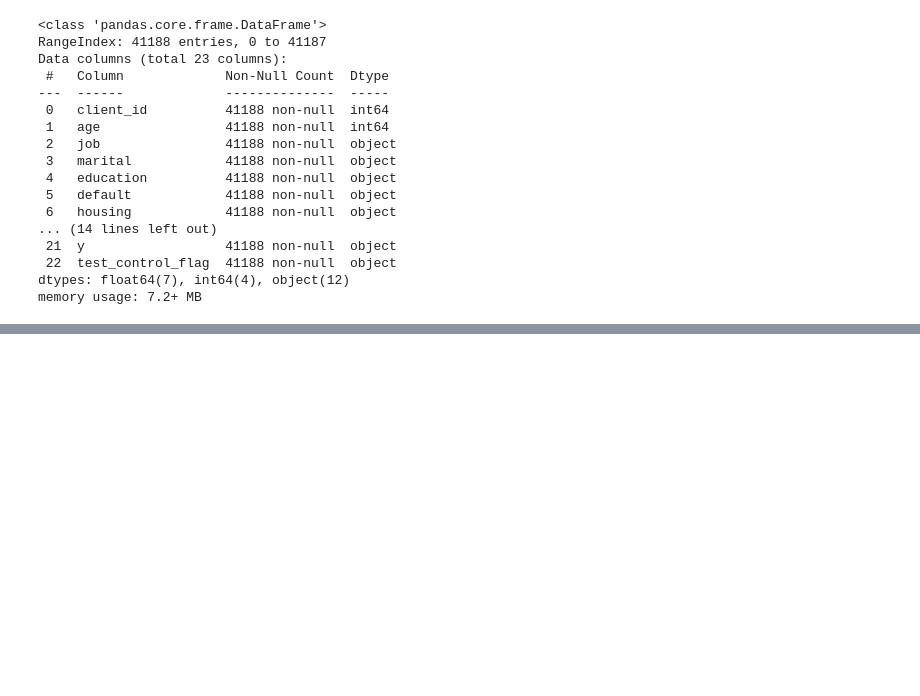
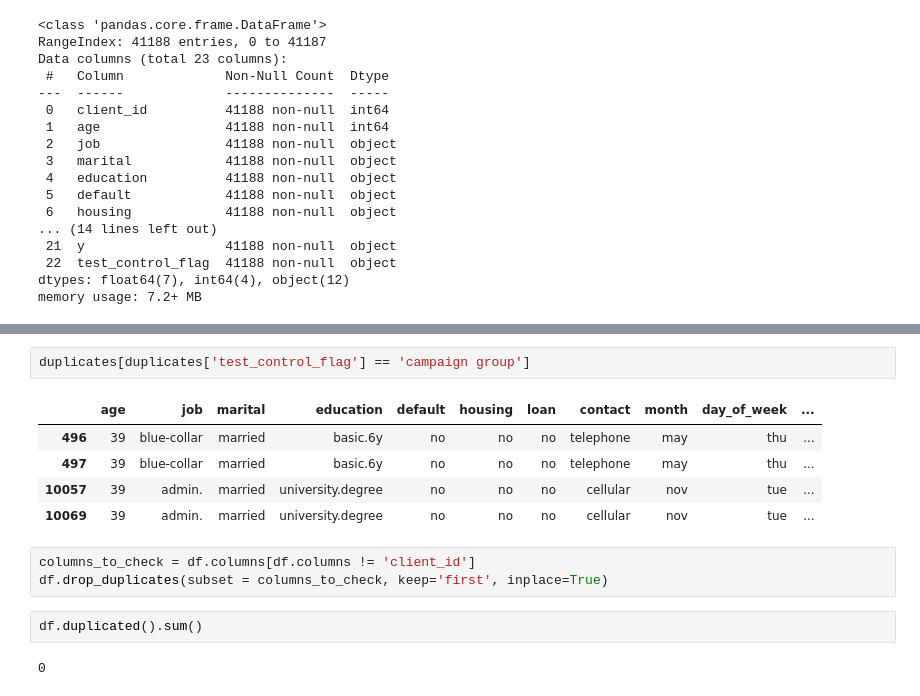
Before and after one commit to zuzannamiazio/RR_project, a Jupyter notebook: project_file.ipynb, the cells around one changed output, grey strips where cells are left out. Saved outputs shown, nothing was run; the diff lists cells and outputs as text; blank space fills up the shorter version.

```diff
--- a/project_file.ipynb
+++ b/project_file.ipynb
@@ -67,0 +158,15 @@ memory usage: 7.2+ MB
+# %%
+duplicates[duplicates['test_control_flag'] == 'campaign group']
+# %% [output]
+|  | age | job | marital | education | default | housing | loan | contact | month | day_of_week | ... |
+| 496 | 39 | blue-collar | married | basic.6y | no | no | no | telephone | may | thu | ... |
+| 497 | 39 | blue-collar | married | basic.6y | no | no | no | telephone | may | thu | ... |
+| 10057 | 39 | admin. | married | university.degree | no | no | no | cellular | nov | tue | ... |
+| 10069 | 39 | admin. | married | university.degree | no | no | no | cellular | nov | tue | ... |
+# %%
+columns_to_check = df.columns[df.columns != 'client_id']
+df.drop_duplicates(subset = columns_to_check, keep='first', inplace=True)
+# %%
+df.duplicated().sum()
+# %% [output]
+0
```
Also changed, not shown: parts of 11 cells of this notebook.
